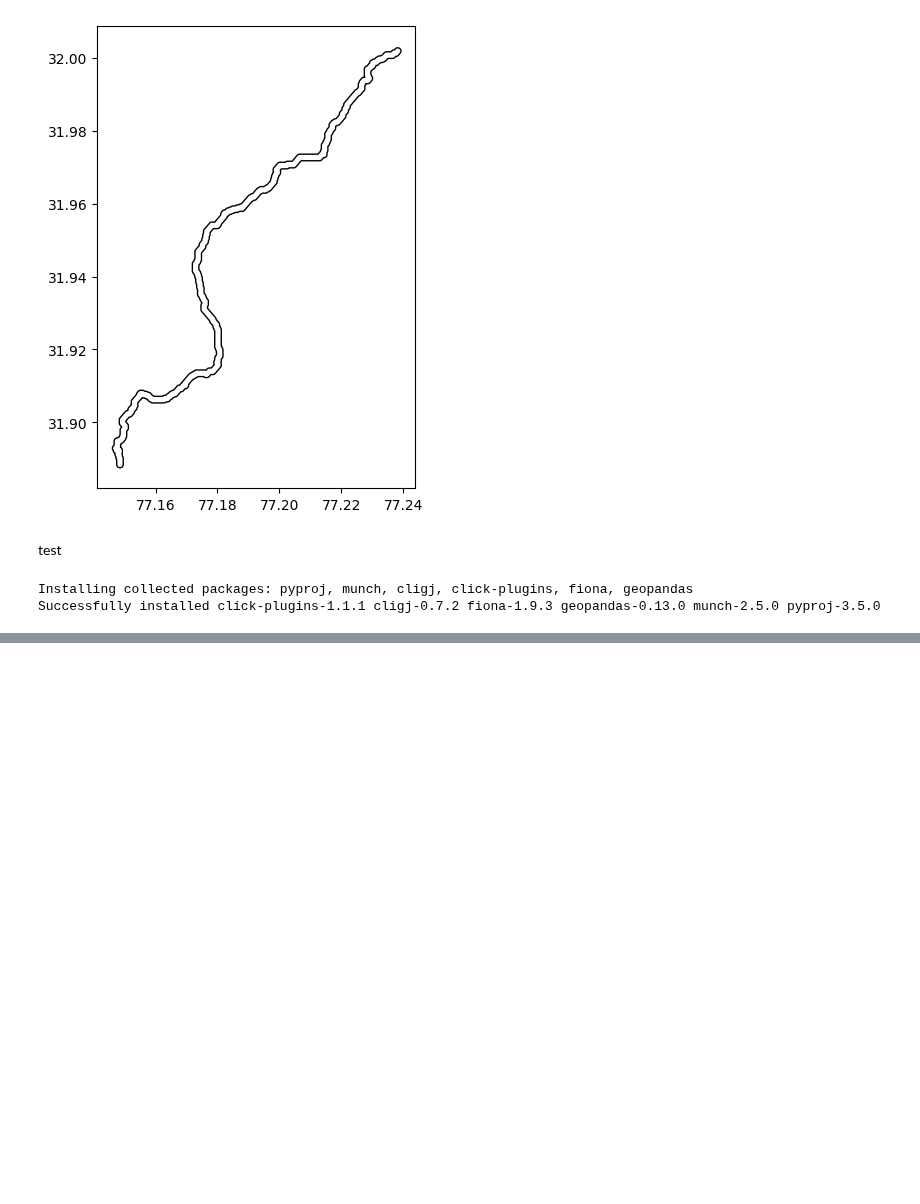
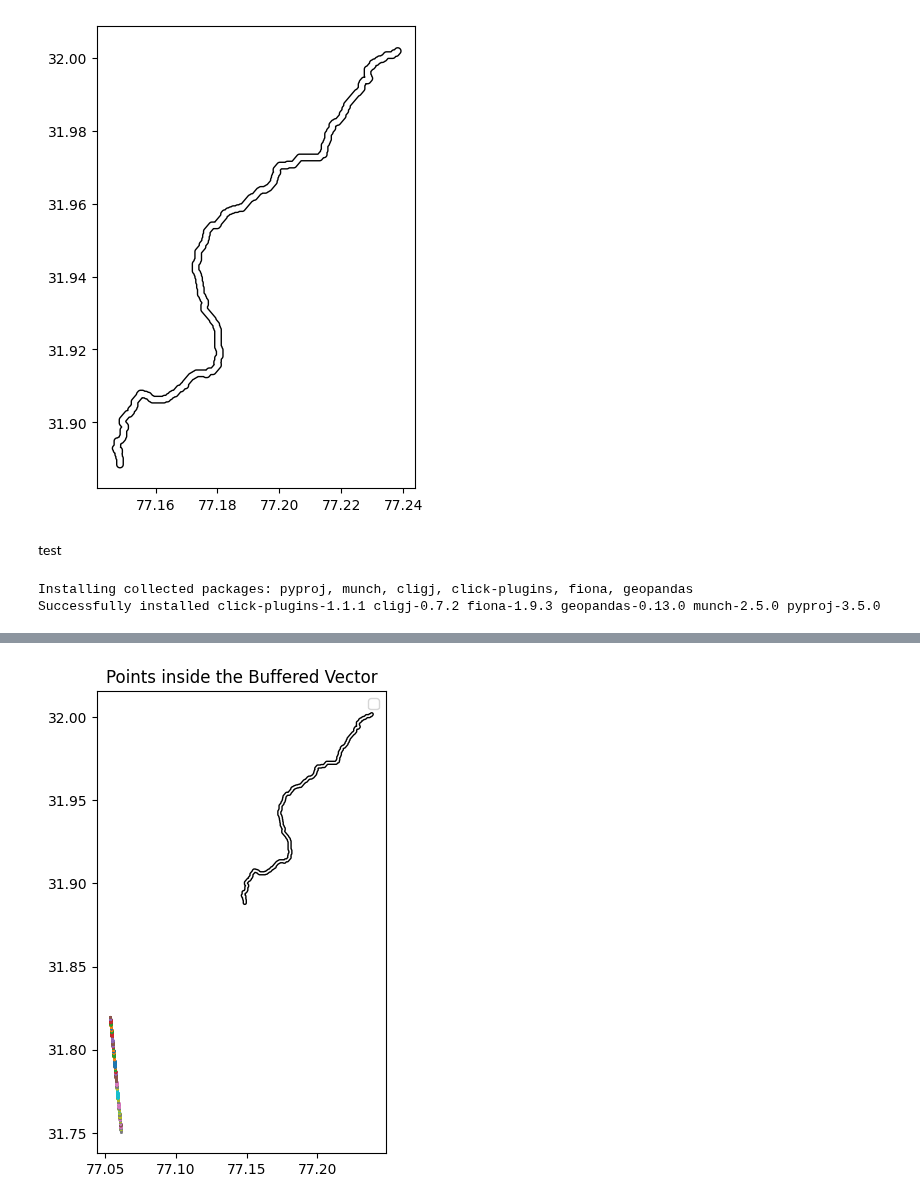
Before and after one commit to 1kaiser/ICESAT2, a Jupyter notebook: ICESAT2_tracks_intersection_plotting.ipynb, the cells around one changed output, grey strips where cells are left out. Saved outputs shown, nothing was run; the diff lists cells and outputs as text; code cells hidden in the pictures; blank space fills up the shorter version.

Commit message:
plotting tracks

```diff
--- a/ICESAT2_tracks_intersection_plotting.ipynb
+++ b/ICESAT2_tracks_intersection_plotting.ipynb
@@ -1357,0 +1345,84 @@ with mp.Pool(num_workers) as pool:
+# %%
+import h5py
+import numpy as np
+import os
+import glob
+import re
+import datetime
+from shapely.geometry import Point
+import geopandas as gpd
+import matplotlib.pyplot as plt
+from tqdm import tqdm
+
+
+# Load the vector file
+vector_file = "/content/parvati_river_buffer/Export_Output.shp"
+region = gpd.read_file(vector_file)
+
+
+
+def get_height_lat_lon(filename, track_name):
+  # Open the HDF5 file and extract data
+  f = h5py.File(filename, 'r')
+  h_ph_data = f['/'+str(track_name)+'/heights/h_ph']
+  lat_ph_data = f['/'+str(track_name)+'/heights/lat_ph']
+  lon_ph_data = f['/'+str(track_name)+'/heights/lon_ph']
+  file_name = np.array([filename] * len(h_ph_data))
+  track_name = np.array([track_name] * len(h_ph_data))
+  return np.column_stack((file_name, track_name, lon_ph_data, lat_ph_data, h_ph_data))
+
+# Define the track names to be checked
+track_names = ["gt1l", "gt1r", "gt2l", "gt2r", "gt3l", "gt3r"]
+
+# Get a list of all HDF5 files in the current directory
+h5_files = glob.glob("*.h5")
+year = 2019
+count = 0
+# Loop through the h5 files and extract data for each track
+for filename in tqdm(h5_files):
+    date_string = re.search(r'processed_ATL03_(\d{8})', filename).group(1)
+    date_object = datetime.datetime.strptime(date_string, "%Y%m%d").date().year
+    if date_object == year :
+      for i, track in enumerate(track_names):
+          try:
+              track_data = get_height_lat_lon(str('/content/')+filename, track)
+              # Save the point cloud array as a NumPy file for each track
+              np.save(f'point_cloud_{filename}_{track}.npy', track_data)
+
+                            # Load the numpy file containing file names, track names, and point cloud data
+              point_cloud_file = f'point_cloud_{filename}_{track}.npy'
+              point_cloud = np.load(point_cloud_file, allow_pickle=True)
+
+              # Extract the file names, track names, and point cloud data from the numpy array
+              file_names = point_cloud[:, 0]
+              track_names = point_cloud[:, 1]
+              lon = point_cloud[:, 2]
+              lat = point_cloud[:, 3]
+              h_ph_data = point_cloud[:, 4]
+
+              # Create a GeoDataFrame for the point cloud data
+              geometry = [Point(lon[i], lat[i]) for i in range(len(lon))]
+              data = gpd.GeoDataFrame({'file_name': file_names, 'track_name': track_names,
+                                      'h_ph_data': h_ph_data, 'lat': lat, 'lon': lon},
+                                      geometry=geometry, crs=region.crs)
+
+              # Spatially join the points with the region to get the clipped points
+              clipped_points = gpd.sjoin(data, region, op='within')
+              # clipped_points_proj = clipped_points.to_crs(epsg=32643)
+
+              # # Plot the region and the points inside it
+              fig, ax = plt.subplots(figsize=(10, 6))
+              region.plot(ax=ax, color='white', edgecolor='black')
+              data.plot(ax=ax, column='h_ph_data', markersize=1)
+
+              # # Set the x-axis to longitude and y-axis to latitude
+              # ax.set_xlabel("Longitude")
+              # ax.set_ylabel("Latitude")
+
+              # # Add labels and legend to the plot
+              plt.title("Points inside the Buffered Vector")
+              plt.legend()
+              plt.show()
+          except KeyError:
+            count = count + 1
+# %% [output]
@@ -1357,0 +1430 @@ with mp.Pool(num_workers) as pool:
+[figure, added]
```
Also changed, not shown: parts of 8 cells of this notebook.
